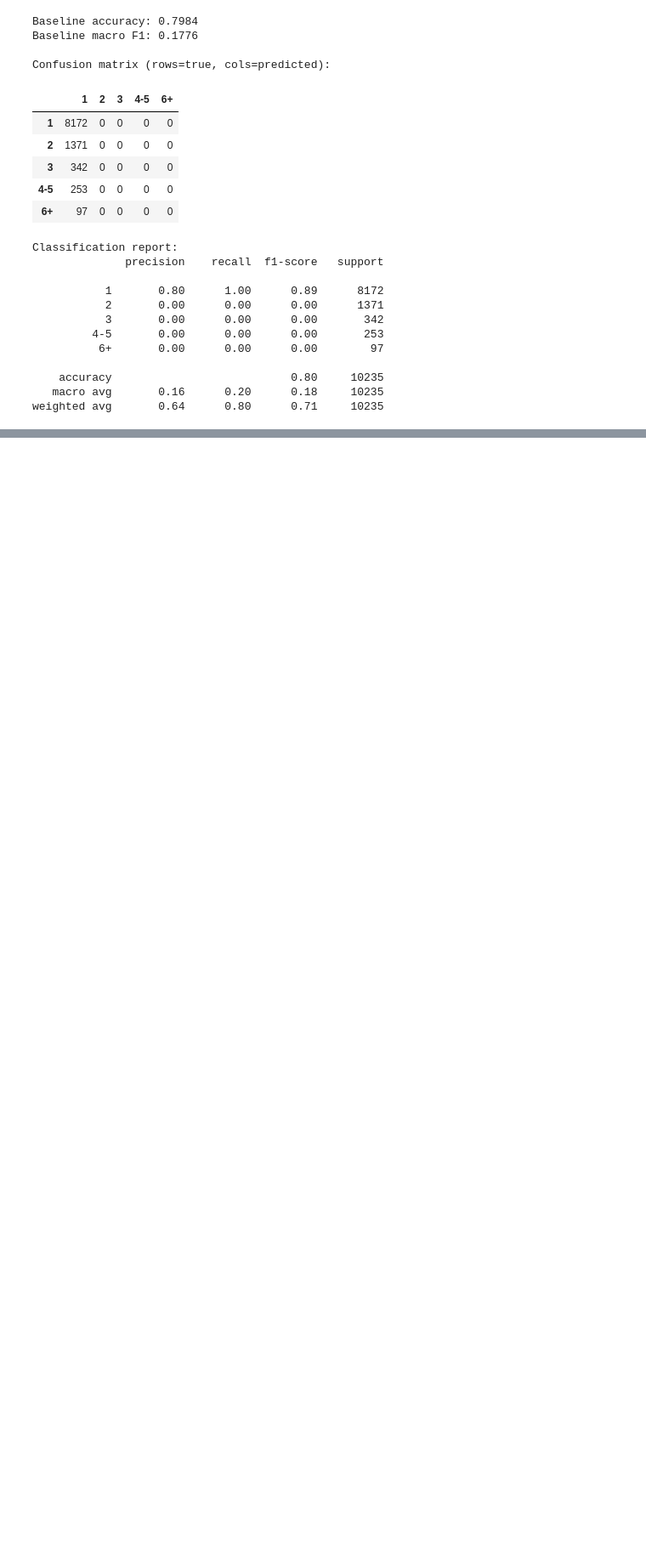
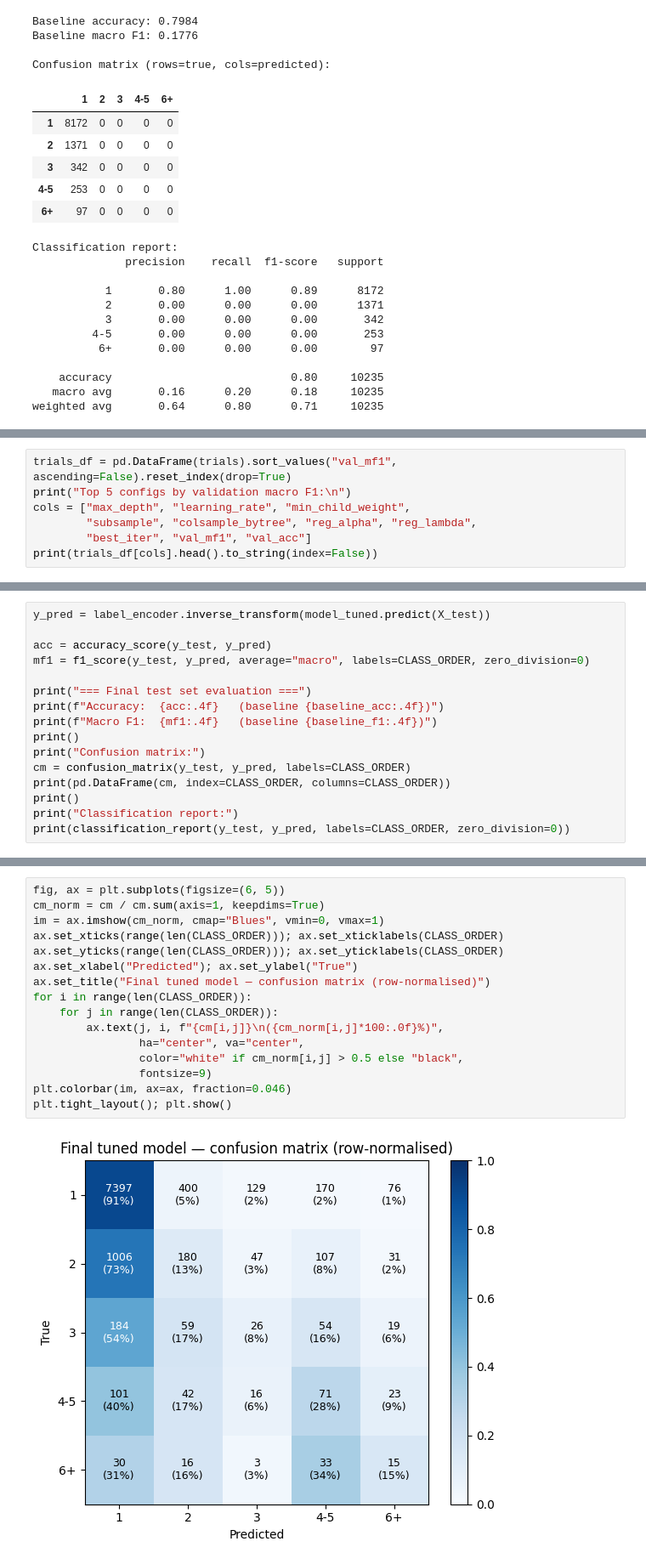
Before and after one commit to Happydeath97/analyticalProjectProductPricing, a Jupyter notebook: notebooks/model_exploration/quantity_model/quantity_classification.ipynb, the cells around one changed output, grey strips where cells are left out. Shown at 85% size. Saved outputs shown, nothing was run; the diff lists cells and outputs as text; blank space fills up the shorter version.

```diff
--- a/notebooks/model_exploration/quantity_model/quantity_classification.ipynb
+++ b/notebooks/model_exploration/quantity_model/quantity_classification.ipynb
@@ -214,0 +813,7 @@ weighted avg       0.64      0.80      0.71     10235
+# %%
+trials_df = pd.DataFrame(trials).sort_values("val_mf1", ascending=False).reset_index(drop=True)
+print("Top 5 configs by validation macro F1:\n")
+cols = ["max_depth", "learning_rate", "min_child_weight",
+        "subsample", "colsample_bytree", "reg_alpha", "reg_lambda",
+        "best_iter", "val_mf1", "val_acc"]
+print(trials_df[cols].head().to_string(index=False))
@@ -214,0 +883,16 @@ weighted avg       0.64      0.80      0.71     10235
+# %%
+y_pred = label_encoder.inverse_transform(model_tuned.predict(X_test))
+
+acc = accuracy_score(y_test, y_pred)
+mf1 = f1_score(y_test, y_pred, average="macro", labels=CLASS_ORDER, zero_division=0)
+
+print("=== Final test set evaluation ===")
+print(f"Accuracy:  {acc:.4f}   (baseline {baseline_acc:.4f})")
+print(f"Macro F1:  {mf1:.4f}   (baseline {baseline_f1:.4f})")
+print()
+print("Confusion matrix:")
+cm = confusion_matrix(y_test, y_pred, labels=CLASS_ORDER)
+print(pd.DataFrame(cm, index=CLASS_ORDER, columns=CLASS_ORDER))
+print()
+print("Classification report:")
+print(classification_report(y_test, y_pred, labels=CLASS_ORDER, zero_division=0))
@@ -214,0 +917,18 @@ weighted avg       0.64      0.80      0.71     10235
+# %%
+fig, ax = plt.subplots(figsize=(6, 5))
+cm_norm = cm / cm.sum(axis=1, keepdims=True)
+im = ax.imshow(cm_norm, cmap="Blues", vmin=0, vmax=1)
+ax.set_xticks(range(len(CLASS_ORDER))); ax.set_xticklabels(CLASS_ORDER)
+ax.set_yticks(range(len(CLASS_ORDER))); ax.set_yticklabels(CLASS_ORDER)
+ax.set_xlabel("Predicted"); ax.set_ylabel("True")
+ax.set_title("Final tuned model — confusion matrix (row-normalised)")
+for i in range(len(CLASS_ORDER)):
+    for j in range(len(CLASS_ORDER)):
+        ax.text(j, i, f"{cm[i,j]}\n({cm_norm[i,j]*100:.0f}%)",
+                ha="center", va="center",
+                color="white" if cm_norm[i,j] > 0.5 else "black",
+                fontsize=9)
+plt.colorbar(im, ax=ax, fraction=0.046)
+plt.tight_layout(); plt.show()
+# %% [output]
+[figure, added]
```
Also changed, not shown: parts of 38 cells of this notebook, 1 other file.
